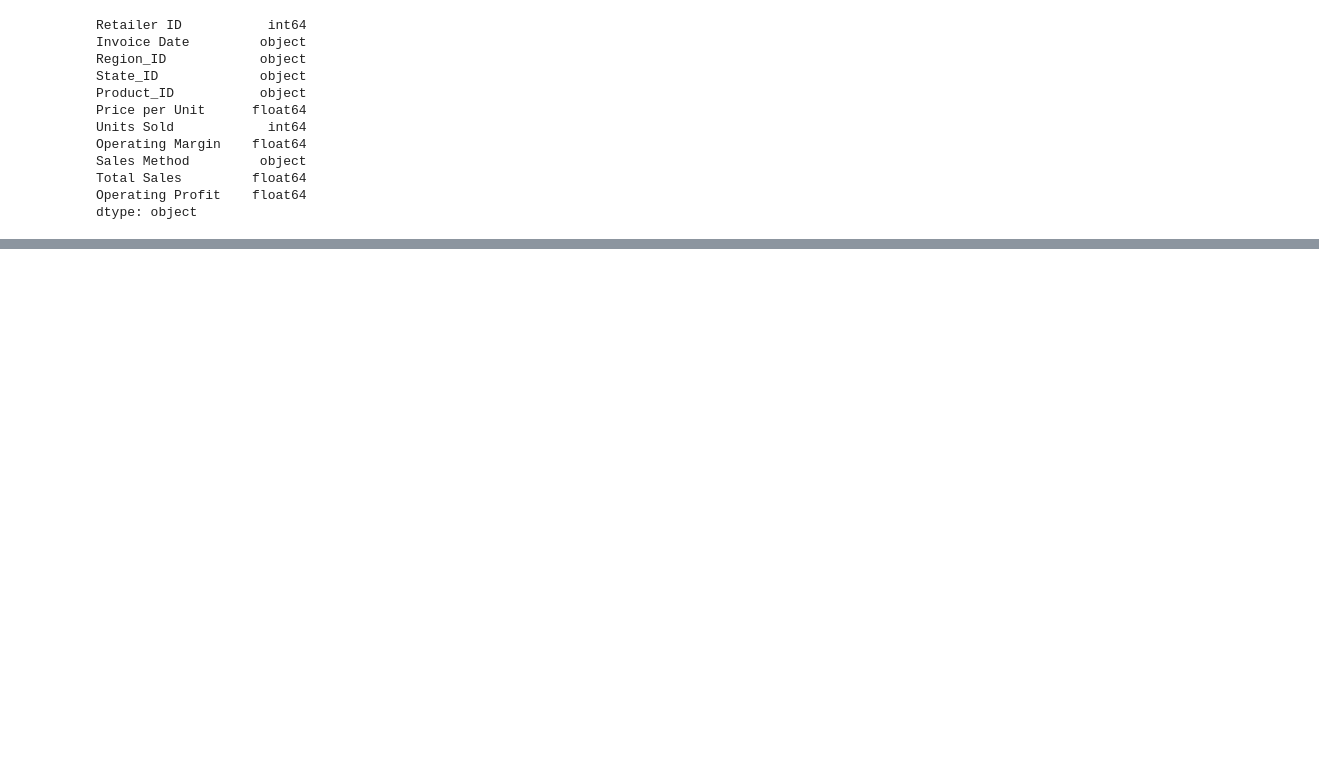
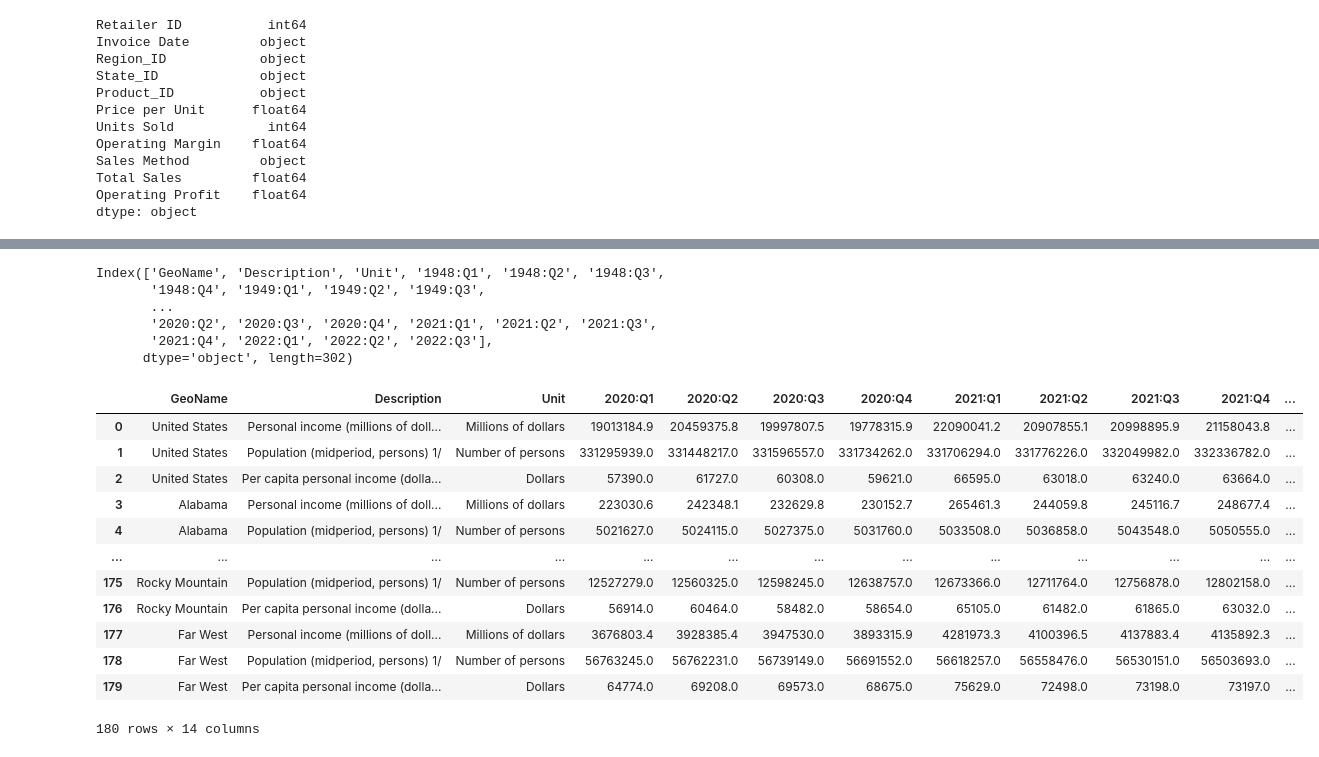
Before and after one commit to MitchellGleason/Final-Project, a Jupyter notebook: Machine Leanring Notebooks/multi_linear_reg_ML.ipynb, the cells around one changed output, grey strips where cells are left out. Drawn from its saved outputs; the diff is of its cells as text; code cells hidden in the pictures; blank space fills up the shorter version.

```diff
--- a/Machine Leanring Notebooks/multi_linear_reg_ML.ipynb
+++ b/Machine Leanring Notebooks/multi_linear_reg_ML.ipynb
@@ -88,0 +142,3 @@ fig.update_layout(title_text='Total Sales by Date', title_x=0.5)
+# %%
+#Import demographic data
+demo_df = pd.read_csv('SQINC1__ALL_AREAS_1948_2022.csv')
@@ -88,0 +161,34 @@ fig.update_layout(title_text='Total Sales by Date', title_x=0.5)
+# %%
+#Drop the columns that are not needed
+demo_df = demo_df.drop(columns=['GeoFIPS', 'Region', 'TableName', 'LineCode', 'IndustryClassification',])
+
+demo_df.columns
+# %% [output]
+Index(['GeoName', 'Description', 'Unit', '1948:Q1', '1948:Q2', '1948:Q3',
+       '1948:Q4', '1949:Q1', '1949:Q2', '1949:Q3',
+       ...
+       '2020:Q2', '2020:Q3', '2020:Q4', '2021:Q1', '2021:Q2', '2021:Q3',
+       '2021:Q4', '2022:Q1', '2022:Q2', '2022:Q3'],
+      dtype='object', length=302)
+# %%
+#Drop column years that are not needed
+demo_df = demo_df.drop(demo_df.columns[3:-11], axis=1)
+
+#Drop NaN values
+demo_df = demo_df.dropna()
+
+demo_df
+# %% [output]
+|  | GeoName | Description | Unit | 2020:Q1 | 2020:Q2 | 2020:Q3 | 2020:Q4 | 2021:Q1 | 2021:Q2 | 2021:Q3 | 2021:Q4 | ... |
+| 0 | United States | Personal income (millions of doll... | Millions of dollars | 19013184.9 | 20459375.8 | 19997807.5 | 19778315.9 | 22090041.2 | 20907855.1 | 20998895.9 | 21158043.8 | ... |
+| 1 | United States | Population (midperiod, persons) 1/ | Number of persons | 331295939.0 | 331448217.0 | 331596557.0 | 331734262.0 | 331706294.0 | 331776226.0 | 332049982.0 | 332336782.0 | ... |
+| 2 | United States | Per capita personal income (dolla... | Dollars | 57390.0 | 61727.0 | 60308.0 | 59621.0 | 66595.0 | 63018.0 | 63240.0 | 63664.0 | ... |
+| 3 | Alabama | Personal income (millions of doll... | Millions of dollars | 223030.6 | 242348.1 | 232629.8 | 230152.7 | 265461.3 | 244059.8 | 245116.7 | 248677.4 | ... |
+| 4 | Alabama | Population (midperiod, persons) 1/ | Number of persons | 5021627.0 | 5024115.0 | 5027375.0 | 5031760.0 | 5033508.0 | 5036858.0 | 5043548.0 | 5050555.0 | ... |
+| ... | ... | ... | ... | ... | ... | ... | ... | ... | ... | ... | ... | ... |
+| 175 | Rocky Mountain | Population (midperiod, persons) 1/ | Number of persons | 12527279.0 | 12560325.0 | 12598245.0 | 12638757.0 | 12673366.0 | 12711764.0 | 12756878.0 | 12802158.0 | ... |
+| 176 | Rocky Mountain | Per capita personal income (dolla... | Dollars | 56914.0 | 60464.0 | 58482.0 | 58654.0 | 65105.0 | 61482.0 | 61865.0 | 63032.0 | ... |
+| 177 | Far West | Personal income (millions of doll... | Millions of dollars | 3676803.4 | 3928385.4 | 3947530.0 | 3893315.9 | 4281973.3 | 4100396.5 | 4137883.4 | 4135892.3 | ... |
+| 178 | Far West | Population (midperiod, persons) 1/ | Number of persons | 56763245.0 | 56762231.0 | 56739149.0 | 56691552.0 | 56618257.0 | 56558476.0 | 56530151.0 | 56503693.0 | ... |
+| 179 | Far West | Per capita personal income (dolla... | Dollars | 64774.0 | 69208.0 | 69573.0 | 68675.0 | 75629.0 | 72498.0 | 73198.0 | 73197.0 | ... |
+180 rows × 14 columns
```
Also changed, not shown: parts of 16 cells of this notebook.
